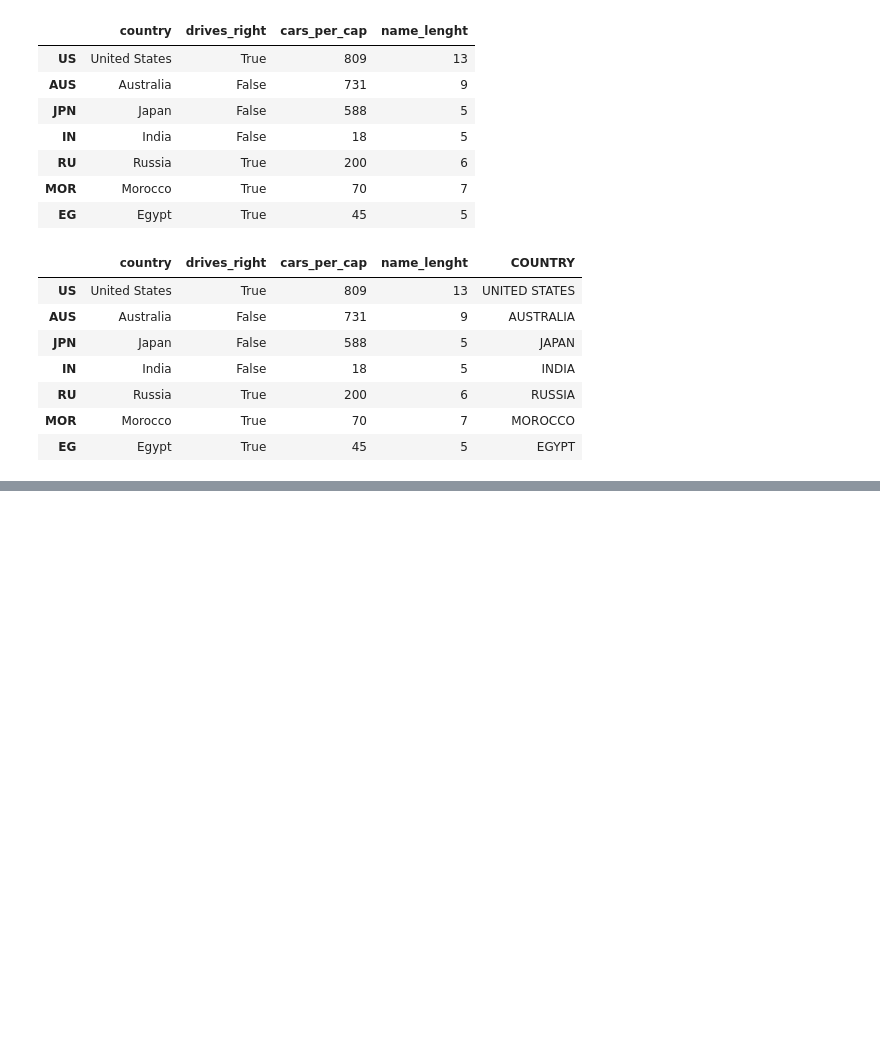
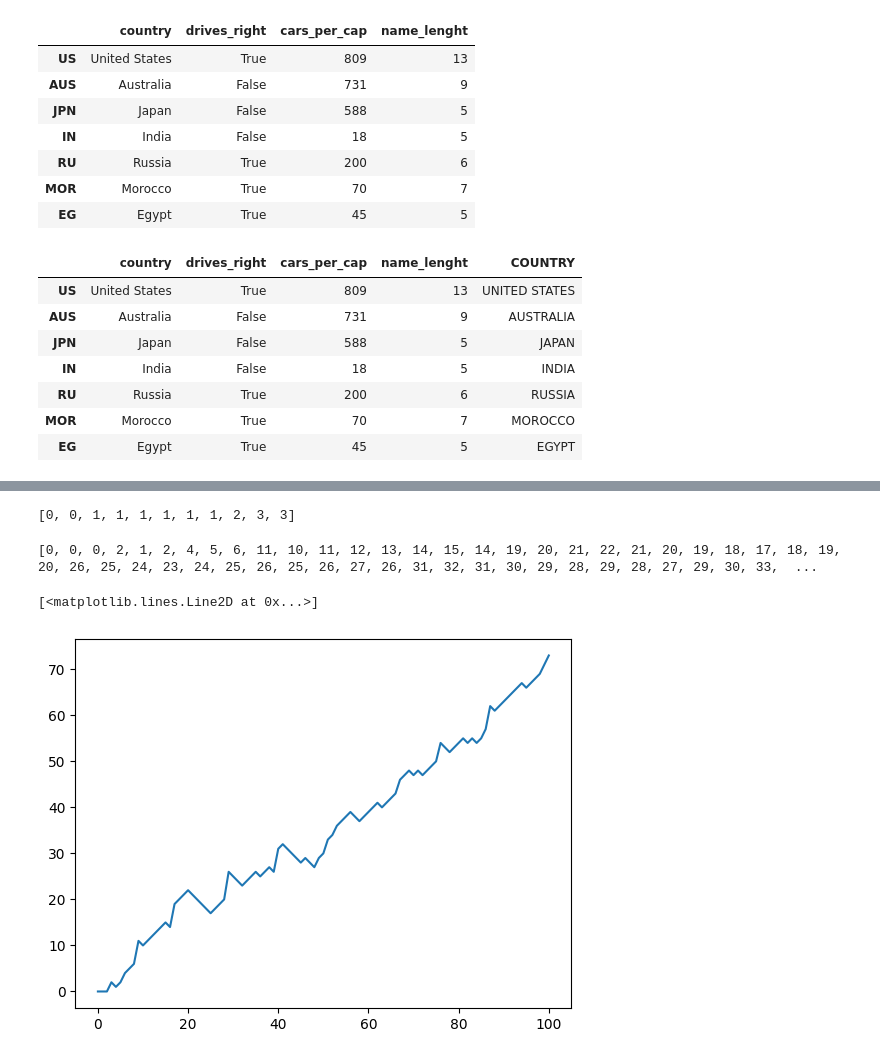
Before and after one commit to JeffBucker/DatacampDataAnalystTrack, a Jupyter notebook: Intermediate Python.ipynb, the cells around one changed output, grey strips where cells are left out. Saved outputs shown, nothing was run; the diff lists cells and outputs as text; code cells hidden in the pictures; blank space fills up the shorter version.

```diff
--- a/Intermediate Python.ipynb
+++ b/Intermediate Python.ipynb
@@ -584,0 +581,13 @@ coin = np.random.randint(0,2)    # generate 0 or 1
+# %%
+# Random walk
+np.random.seed(123)
+outcomes = []
+
+for x in range(10):    # generates 10 iterations
+    coin = np.random.randint(0,2)
+    if coin == 0:
+        outcomes.append('heads')
+    else:
+        outcomes.append('tails')
+
+outcomes
@@ -584,0 +605,39 @@ coin = np.random.randint(0,2)    # generate 0 or 1
+# %%
+# This time, we look for the number of 'tails'
+np.random.seed(123)
+tails = [0]
+
+for x in range(10):
+    coin = np.random.randint(0,2)
+    tails.append(tails[x]+coin)
+
+tails
+# %% [output]
+[0, 0, 1, 1, 1, 1, 1, 1, 2, 3, 3]
+# %%
+# Initialize random_walk
+random_walk = [0]
+
+for x in range(100):
+    step = random_walk[-1]
+    # np.random.seed(123)
+    dice = np.random.randint(1,7)
+
+    if dice <= 2:
+        step = max(0,step - 1)    # ensure step can't go below 0
+    elif dice <= 5:
+        step = step + 1
+    else:
+        step = step + np.random.randint(1,7)
+    random_walk.append(step)
+
+print(random_walk)
+# %% [output]
+[0, 0, 0, 2, 1, 2, 4, 5, 6, 11, 10, 11, 12, 13, 14, 15, 14, 19, 20, 21, 22, 21, 20, 19, 18, 17, 18, 19, 20, 26, 25, 24, 23, 24, 25, 26, 25, 26, 27, 26, 31, 32, 31, 30, 29, 28, 29, 28, 27, 29, 30, 33,  ...
+# %%
+# Visualize the walk
+
+plt.plot(random_walk)    # if one parameter is given, plt considers the list index as the second
+# %% [output]
+[<matplotlib.lines.Line2D at 0x...>]
+[figure, added]
```
Also changed, not shown: parts of 10 cells of this notebook.
